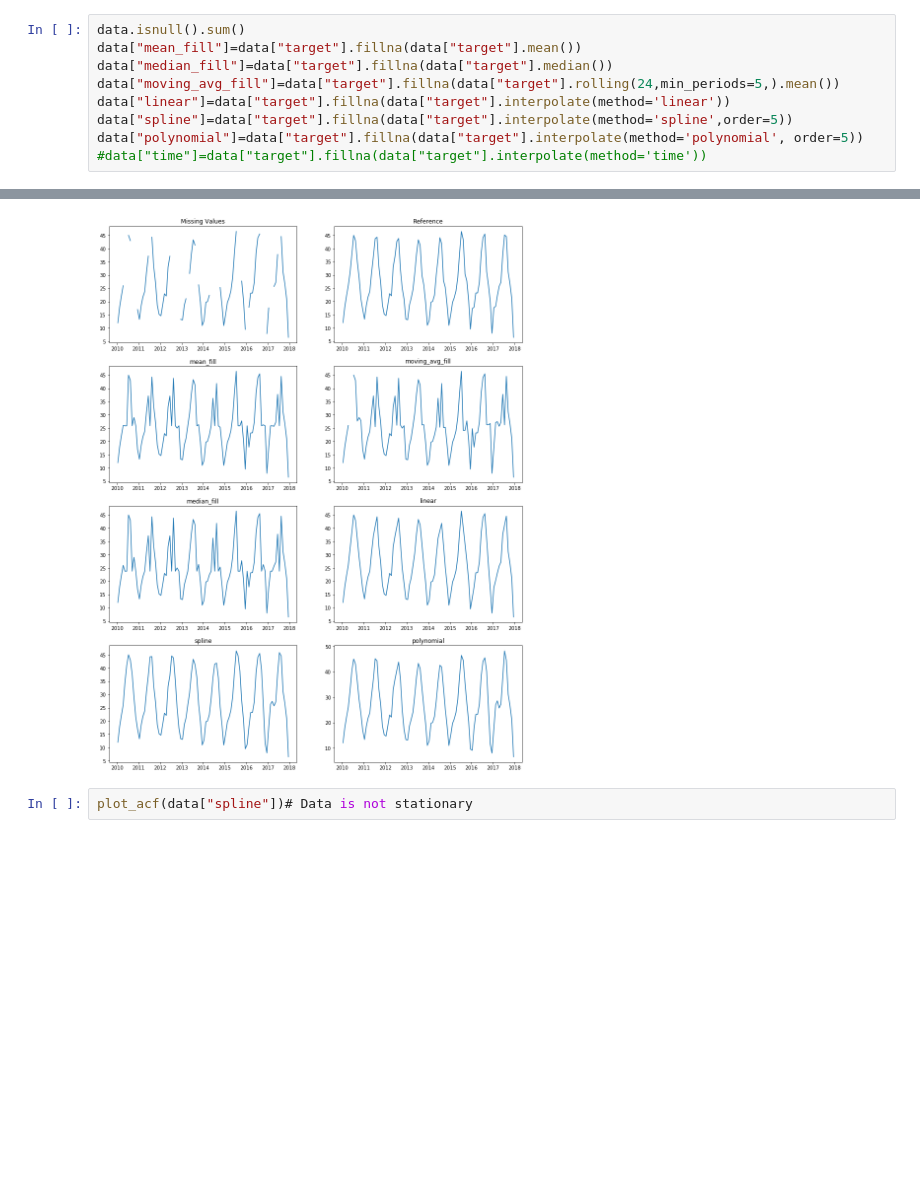
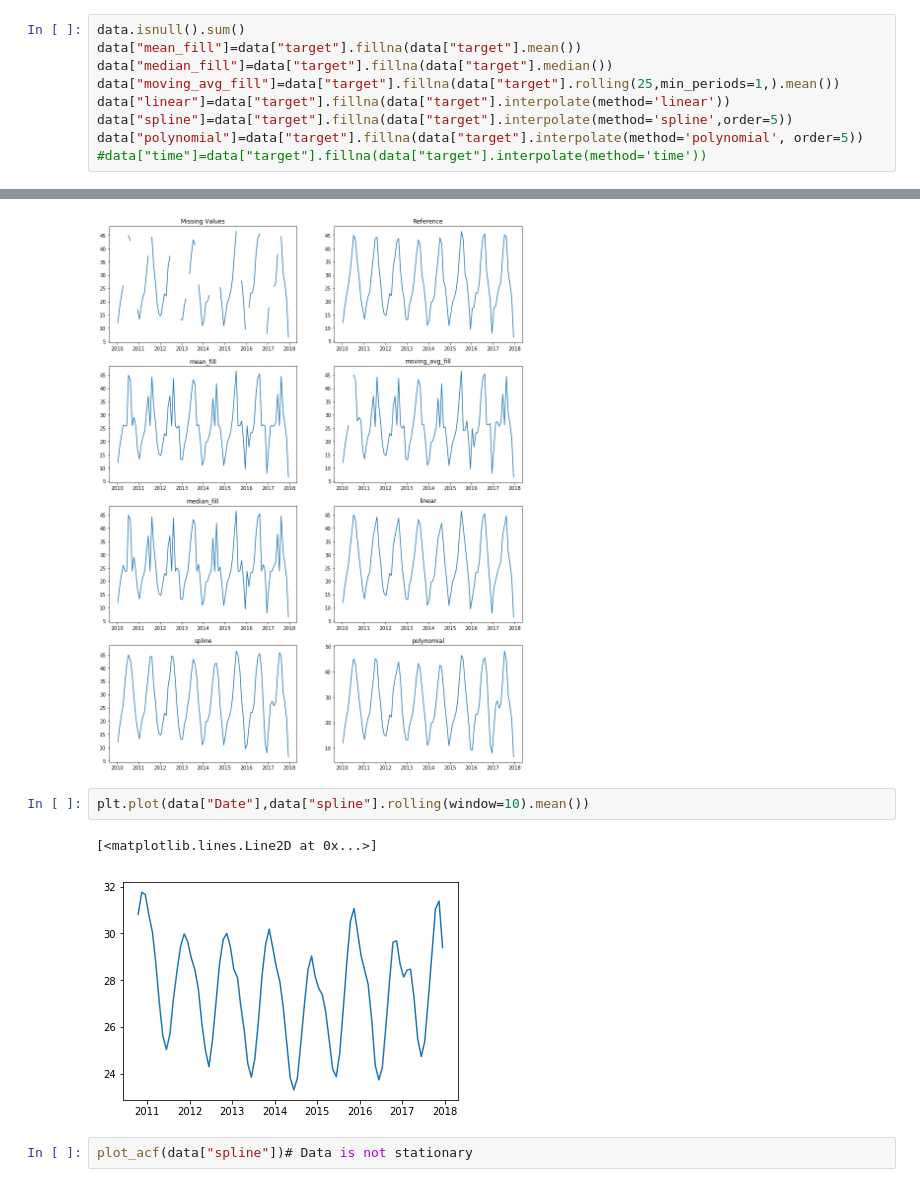
Before and after one commit to salammemphis/ML, a Jupyter notebook: Time_seriese_missing_values.ipynb, the cells around one changed output, grey strips where cells are left out. Cells and saved outputs as stored; diff of their text form; blank space fills up the shorter version.

```diff
--- a/Time_seriese_missing_values.ipynb
+++ b/Time_seriese_missing_values.ipynb
@@ -23,7 +23,7 @@ Fill Missing Values
 data.isnull().sum()
 data["mean_fill"]=data["target"].fillna(data["target"].mean())
 data["median_fill"]=data["target"].fillna(data["target"].median())
-data["moving_avg_fill"]=data["target"].fillna(data["target"].rolling(24,min_periods=5,).mean())
+data["moving_avg_fill"]=data["target"].fillna(data["target"].rolling(25,min_periods=1,).mean())
 data["linear"]=data["target"].fillna(data["target"].interpolate(method='linear'))
 data["spline"]=data["target"].fillna(data["target"].interpolate(method='spline',order=5))
 data["polynomial"]=data["target"].fillna(data["target"].interpolate(method='polynomial', order=5))
@@ -55,6 +76,11 @@ ax[3,1].set_title("polynomial")
 # %% [output]
 Text(0.5, 1.0, 'polynomial')
 [figure]
+# %%
+plt.plot(data["Date"],data["spline"].rolling(window=10).mean())
+# %% [output]
+[<matplotlib.lines.Line2D at 0x...>]
+[figure, added]
 # %%
 plot_acf(data["spline"])# Data is not stationary
 # %% [output]
```
Also changed, not shown: parts of 2 cells of this notebook, 6 other files.
